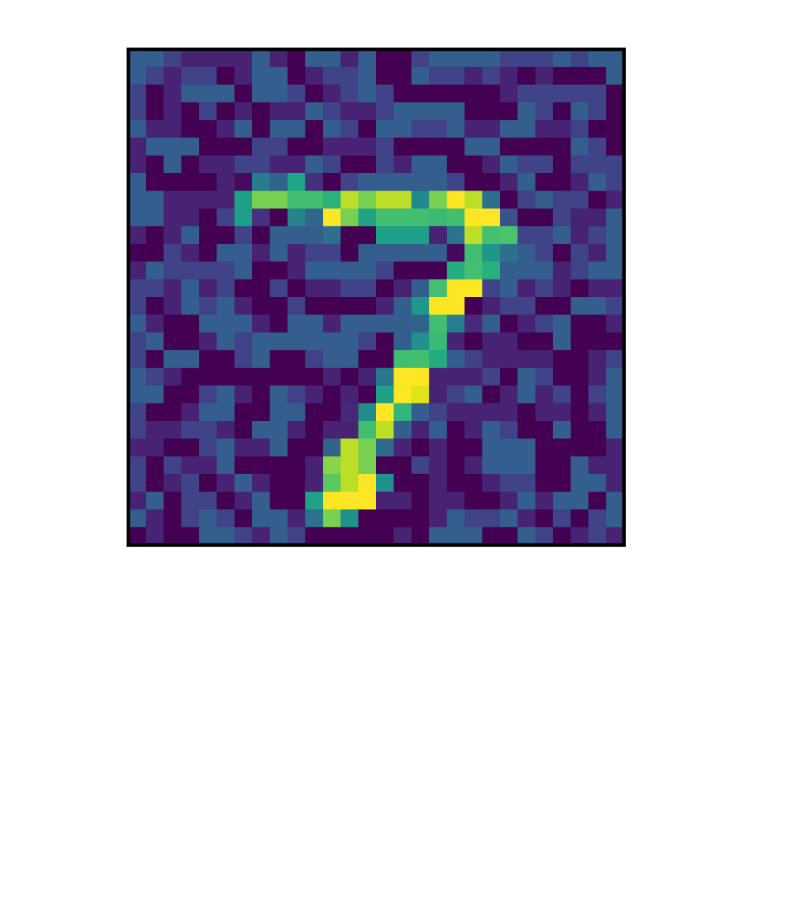
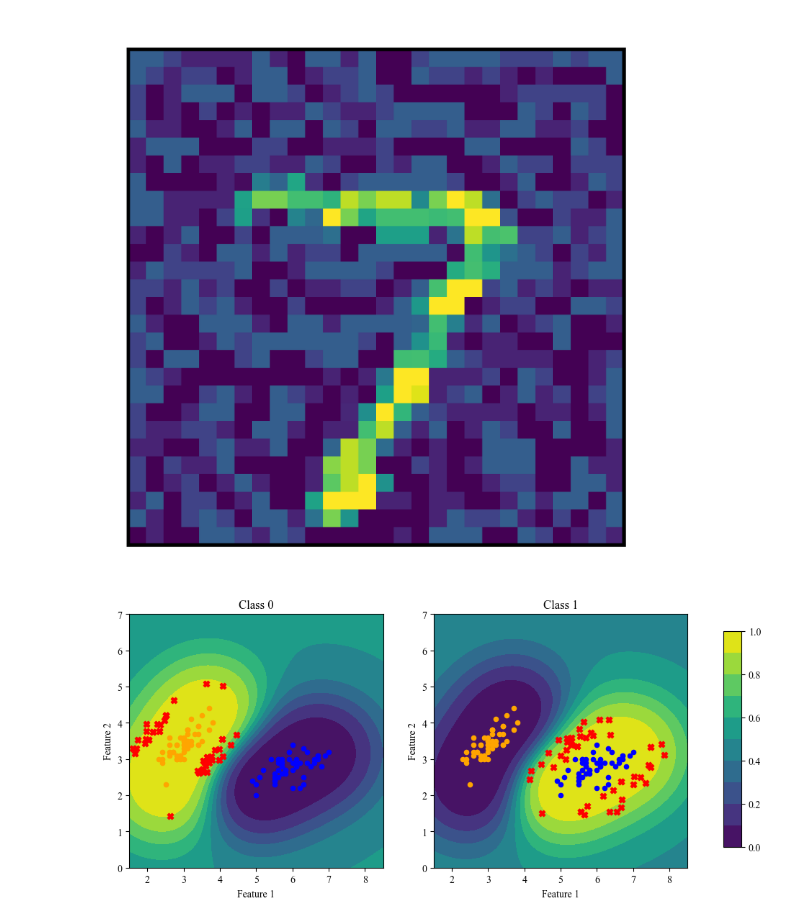
Before and after one commit to simplymathematics/springer-ai-review, a Jupyter notebook: images/samples/sample.ipynb, the cells around one changed output. Saved outputs shown, nothing was run; the diff lists cells and outputs as text; code cells hidden in the pictures; blank space fills up the shorter version.

Commit message:
+contour.eps

```diff
--- a/images/samples/sample.ipynb
+++ b/images/samples/sample.ipynb
@@ -57,0 +167,8 @@ fig.savefig(f"noisy_number.eps", format="eps", dpi=1000)
+# %%
+num_classes = 2
+x_train, y_train = get_data(num_classes)
+x_train_adv, model = get_adversarial_examples(x_train, y_train, kernel='rbf', attack='PGD')
+fig, axs = plot_results(model, x_train, y_train, x_train_adv, num_classes)
+fig.savefig(f"contour.eps", format="eps", dpi=1000)
+# %% [output]
+[figure, added]
```
Also changed, not shown: parts of 3 cells of this notebook, 1 other file.
